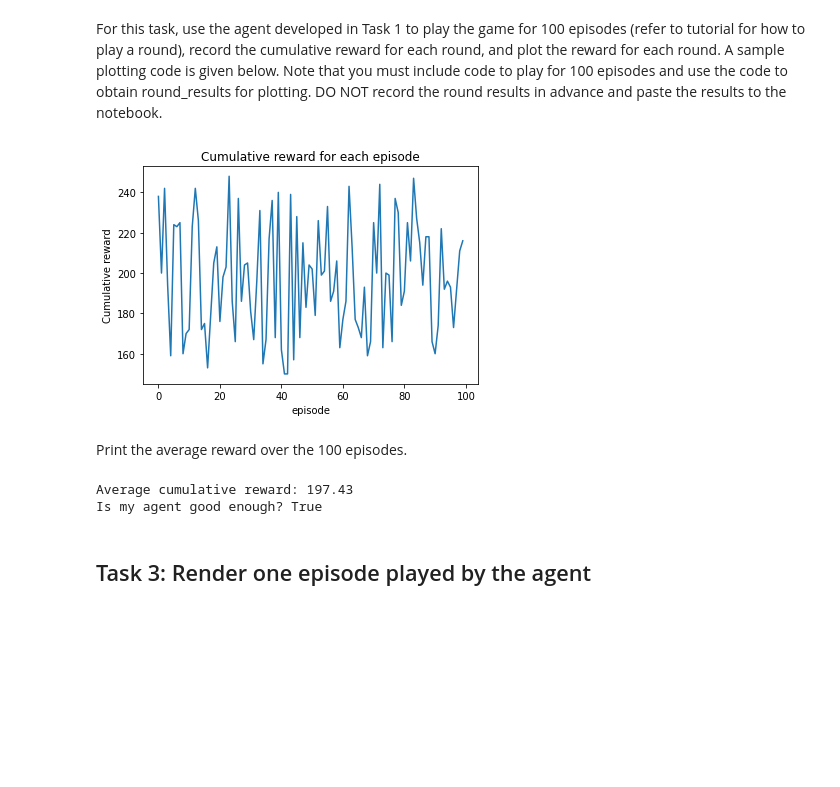
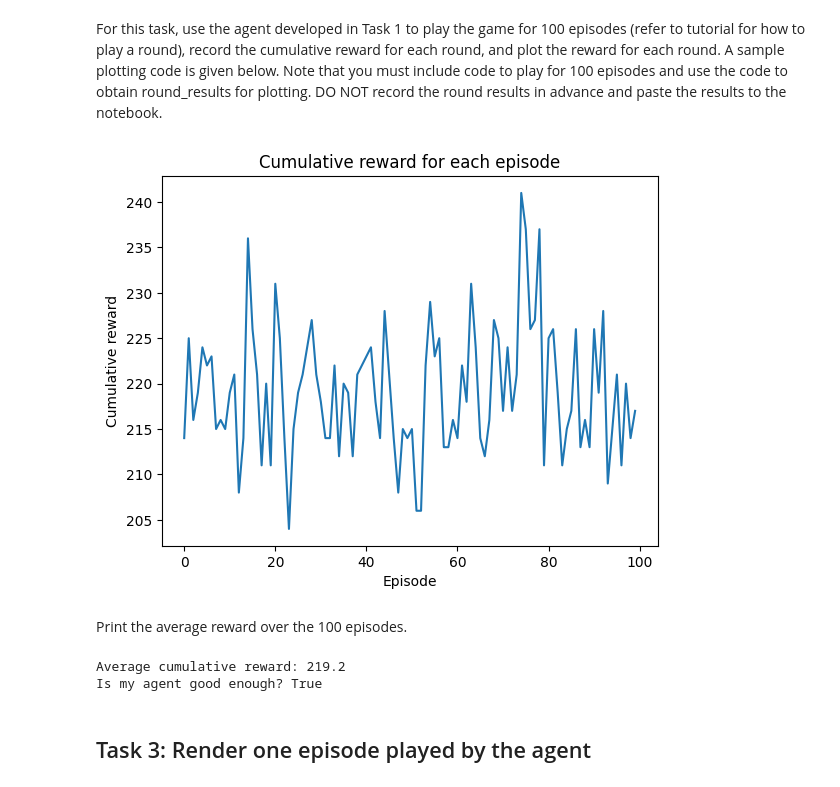
Before and after one commit to HXong/MadeGames, a Jupyter notebook: cartpole.ipynb, the cells around one changed output. Cells and saved outputs as stored; diff of their text form; code cells hidden in the pictures; blank space fills up the shorter version.

```diff
--- a/cartpole.ipynb
+++ b/cartpole.ipynb
@@ -114,2 +182,11 @@ Cumulative reward for this round: 10.0
+# %%
+def choose_action(state, epsilon):
+    if random.random() < epsilon:
+        return random.choice([0, 1])  # exploration
+    else:
+        state_tensor = torch.FloatTensor(state).to(device)
+        with torch.no_grad():
+            q_values = q_network(state_tensor)
+        return torch.argmax(q_values).item()  # Best action (exploitation)
 # %% [markdown]
 ## Task 1: Development of an RL agent
@@ -121,8 +261,9 @@ def rand_policy_agent(observation):
 # %% [markdown]
 For Task 1, we can show the observation and chosen action below:
 # %%
-observation = env.reset()
-action = rand_policy_agent(observation)
-print("Observation:", observation)
-print("Chosen action:", action)
+state = env.reset()
+action = choose_action(state, 0.0)
+
+print("state: ", state)
+print("Choosen action: ", action)
 # %% [output]
@@ -132,22 +273,43 @@ Chosen action: 0
 ## Task 2: Demonstrate the effectiveness of the RL agent
 # %% [markdown]
 For this task, use the agent developed in Task 1 to play the game for 100 episodes (refer to tutorial for how to play a round), record the cumulative reward for each round, and plot the reward for each round. A sample plotting code is given below. Note that you must include code to play for 100 episodes and use the code to obtain round_results for plotting. DO NOT record the round results in advance and paste the results to the notebook.
-# %%
-episode_results = np.random.randint(150, 250, size=100)
-plt.plot(episode_results)
-plt.title('Cumulative reward for each episode')
-plt.ylabel('Cumulative reward')
-plt.xlabel('episode')
-plt.show()
-# %% [output]
-[figure, removed]
+# %%
+q_network = QNetwork(state_size, action_size).to(device)
+q_network.load_state_dict(torch.load("cartpole_dqn.pth"))
+q_network.eval()
+
+eval_episode_results = []
+num_eval_episodes = 100
+
+for episode in range(num_eval_episodes):
+  state = env.reset()
+  total_reward = 0
+  done = False
+
+  while not done:
+    action = choose_action(state, 0.0)
+    next_state, reward, done, _ = env.step(action)
+    total_reward += reward
+    state = next_state
+
+  eval_episode_results.append(total_reward)
+
+
+plt.plot(eval_episode_results)
+plt.title('Cumulative reward for each episode')
+plt.ylabel('Cumulative reward')
+plt.xlabel('Episode')
+plt.show()
+# %% [output]
+[figure, added]
 # %% [markdown]
 Print the average reward over the 100 episodes.
 # %%
-print("Average cumulative reward:", episode_results.mean())
-print("Is my agent good enough?", episode_results.mean() > 195)
+average_reward = np.mean(eval_episode_results)
+print("Average cumulative reward:", average_reward)
+print("Is my agent good enough?", average_reward > 195)
 # %% [output]
-Average cumulative reward: 197.43
+Average cumulative reward: 219.2
 Is my agent good enough? True
 # %% [markdown]
 ## Task 3: Render one episode played by the agent
```
Also changed, not shown: parts of 23 cells of this notebook.
